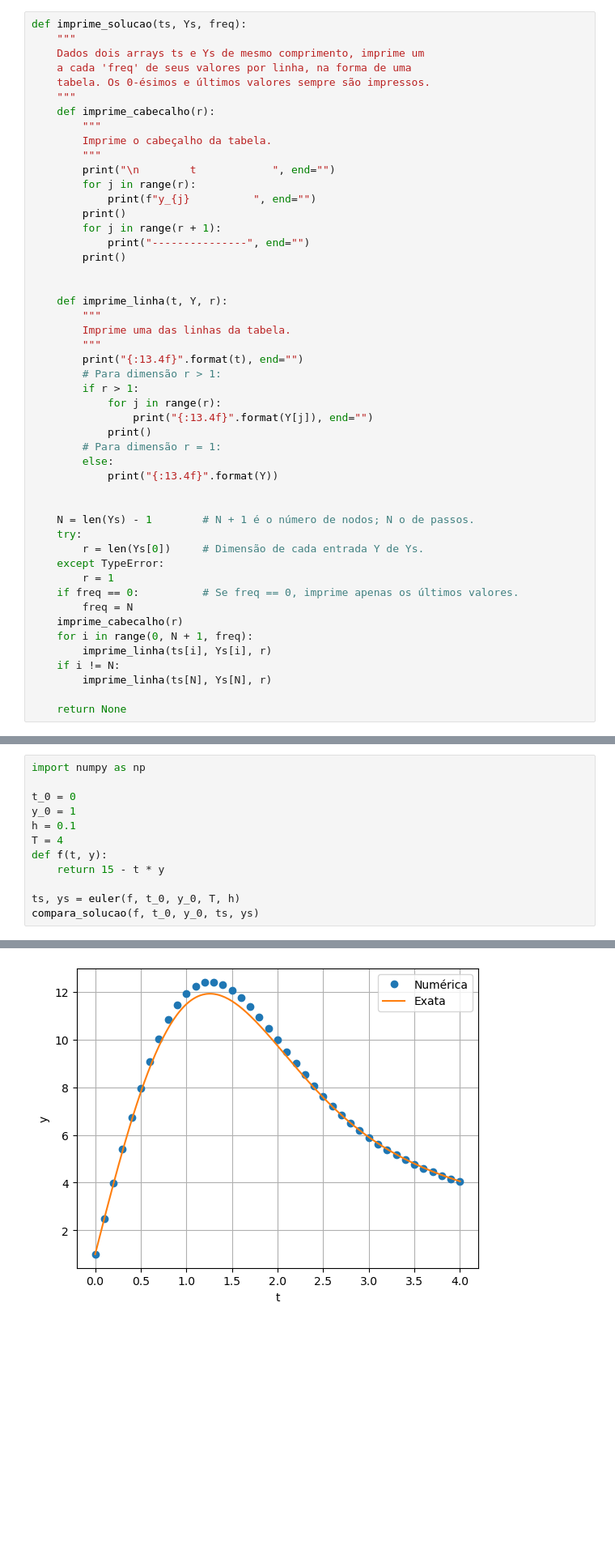
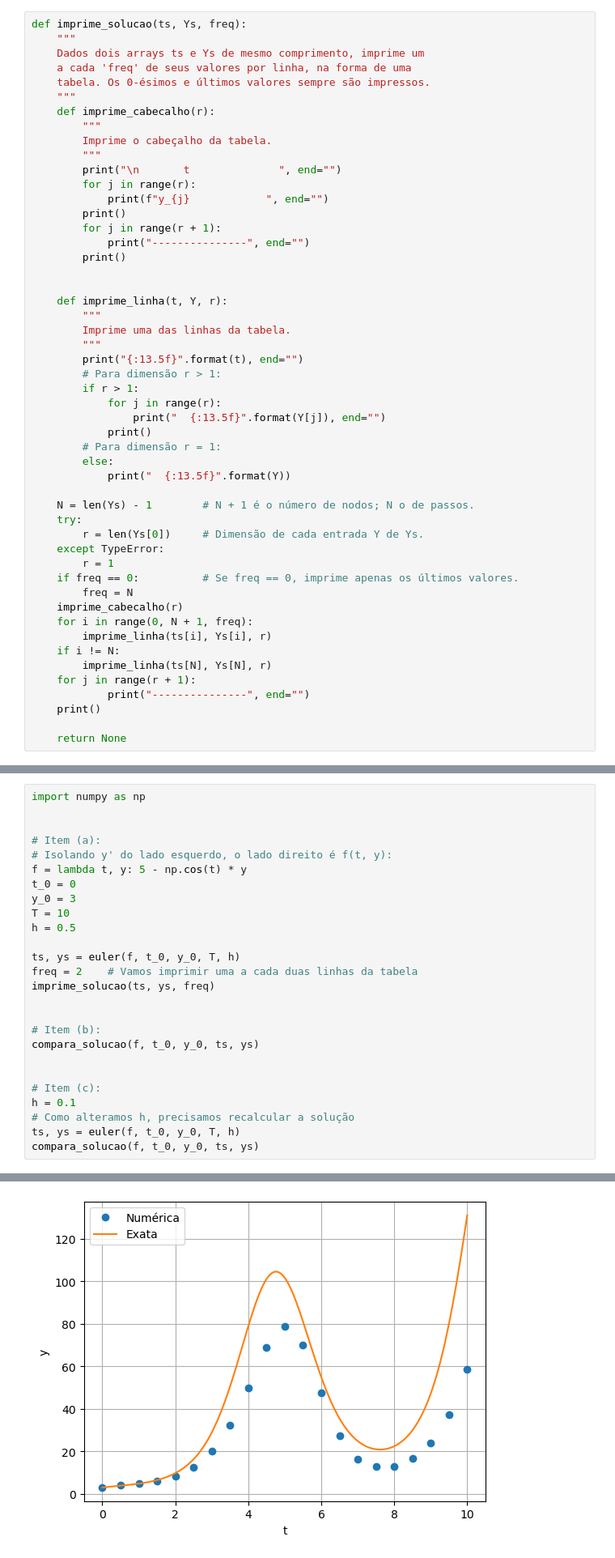
Before and after one commit to pzuehlke/Numerical-Methods, a Jupyter notebook: 7-problemas_de_valor_inicial/7-2_metodo_de_Euler.ipynb, the cells around one changed output, grey strips where cells are left out. Shown at 81% size. Saved outputs shown, nothing was run; the diff lists cells and outputs as text; blank space fills up the shorter version.

```diff
--- a/7-problemas_de_valor_inicial/7-2_metodo_de_Euler.ipynb
+++ b/7-problemas_de_valor_inicial/7-2_metodo_de_Euler.ipynb
@@ -135,9 +140,9 @@ def imprime_solucao(ts, Ys, freq):
         """
         Imprime o cabeçalho da tabela.
         """
-        print("\n        t            ", end="")
+        print("\n       t              ", end="")
         for j in range(r):
-            print(f"y_{j}          ", end="")
+            print(f"y_{j}            ", end="")
         print()
         for j in range(r + 1):
             print("---------------", end="")
@@ -148,16 +153,15 @@ def imprime_solucao(ts, Ys, freq):
         """
         Imprime uma das linhas da tabela.
         """
-        print("{:13.4f}".format(t), end="")
+        print("{:13.5f}".format(t), end="")
         # Para dimensão r > 1:
         if r > 1:
             for j in range(r):
-                print("{:13.4f}".format(Y[j]), end="")
+                print("  {:13.5f}".format(Y[j]), end="")
             print()
         # Para dimensão r = 1:
         else:
-            print("{:13.4f}".format(Y))
-
+            print("  {:13.5f}".format(Y))
 
     N = len(Ys) - 1        # N + 1 é o número de nodos; N o de passos.
     try:
@@ -171,6 +175,9 @@ def imprime_solucao(ts, Ys, freq):
         imprime_linha(ts[i], Ys[i], r)
     if i != N:
         imprime_linha(ts[N], Ys[N], r)
+    for j in range(r + 1):
+            print("---------------", end="")
+    print()
 
     return None
 # %% [markdown]
@@ -239,13 +261,27 @@ def compara_solucao(f, t_0, y_0, ts, ys):
 # %%
 import numpy as np
 
+
+# Item (a):
+# Isolando y' do lado esquerdo, o lado direito é f(t, y):
+f = lambda t, y: 5 - np.cos(t) * y
 t_0 = 0
-y_0 = 1
-h = 0.1
-T = 4
-def f(t, y):
-    return 15 - t * y
+y_0 = 3
+T = 10
+h = 0.5
 
 ts, ys = euler(f, t_0, y_0, T, h)
+freq = 2    # Vamos imprimir uma a cada duas linhas da tabela
+imprime_solucao(ts, ys, freq)
+
+
+# Item (b):
 compara_solucao(f, t_0, y_0, ts, ys)
+
+
+# Item (c):
+h = 0.1
+# Como alteramos h, precisamos recalcular a solução
+ts, ys = euler(f, t_0, y_0, T, h)
+compara_solucao(f, t_0, y_0, ts, ys)
 # %% [output]
@@ -252 +302 @@ compara_solucao(f, t_0, y_0, ts, ys)
-[figure, old version]
+[figure, new version]
```
Also changed, not shown: parts of 9 cells of this notebook, 6 other files.
